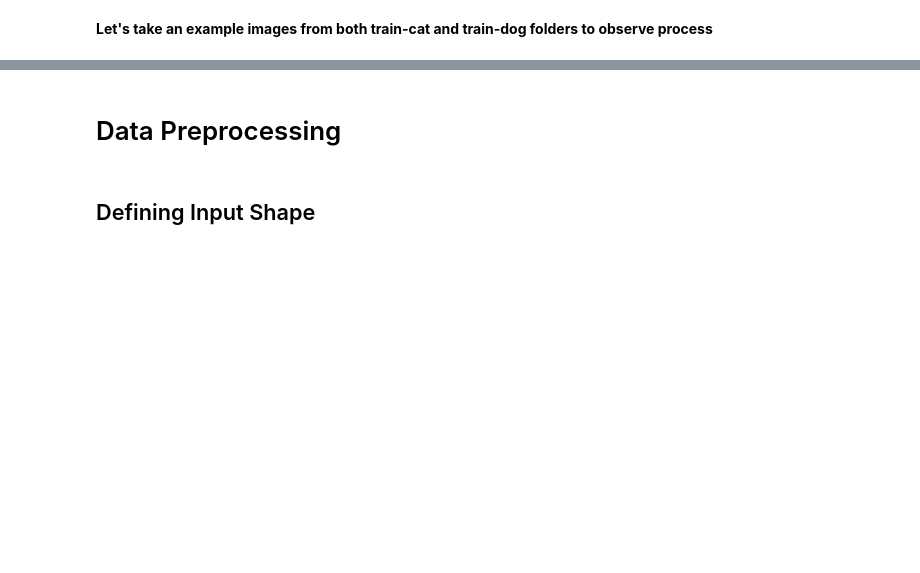
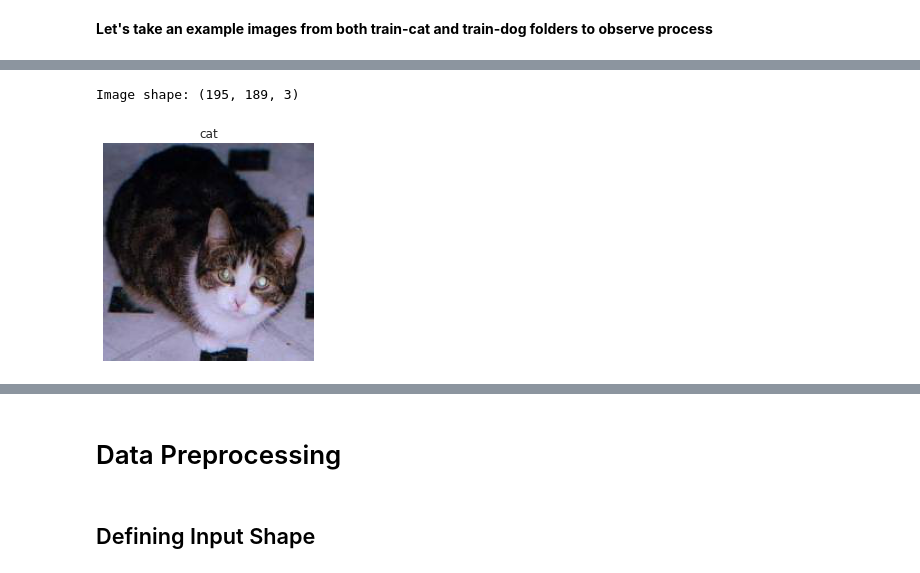
Before and after one commit to YusufSHub/Machine-Learning, a Jupyter notebook: DL/CNN Project Image Classification/CNN Project-Image Classification with CNN (catdogclassifier)-Student.ipynb, the cells around one changed output, grey strips where cells are left out. Cells and saved outputs as stored; diff of their text form; code cells hidden in the pictures; blank space fills up the shorter version.

```diff
--- a/DL/CNN Project Image Classification/CNN Project-Image Classification with CNN (catdogclassifier)-Student.ipynb
+++ b/DL/CNN Project Image Classification/CNN Project-Image Classification with CNN (catdogclassifier)-Student.ipynb
@@ -22,0 +265,7 @@ Train set includes 12500 cat-5026 dog images, validation set includes 1219 cat-1
+# %%
+# View a random image from the training dataset
+img = view_random_image(target_dir=train_path,
+                        target_class="cat")
+# %% [output]
+Image shape: (195, 189, 3)
+[figure, added]
```
Also changed, not shown: parts of 86 cells of this notebook, 1 other file.
